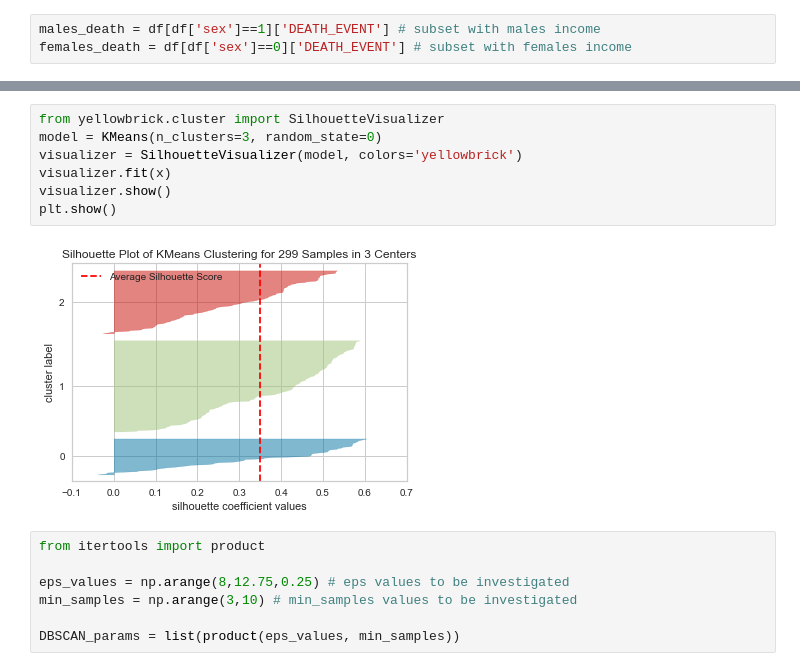
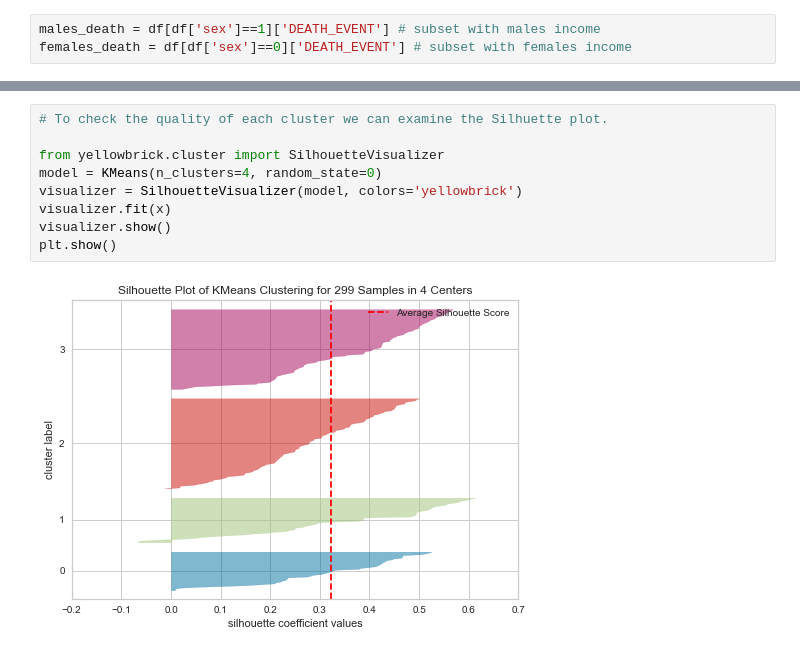
Before and after one commit to 1rahulvijay/Artificial_Intelligence, a Jupyter notebook: disease_clustring/heart_failure.ipynb, the cells around one changed output, grey strips where cells are left out. Cells and saved outputs as stored; diff of their text form.

```diff
--- a/disease_clustring/heart_failure.ipynb
+++ b/disease_clustring/heart_failure.ipynb
@@ -270,16 +318,11 @@ plt.show()
 # %%
+# To check the quality of each cluster we can examine the Silhuette plot.
+
 from yellowbrick.cluster import SilhouetteVisualizer
-model = KMeans(n_clusters=3, random_state=0)
+model = KMeans(n_clusters=4, random_state=0)
 visualizer = SilhouetteVisualizer(model, colors='yellowbrick')
 visualizer.fit(x)
 visualizer.show()
 plt.show()
 # %% [output]
-[figure, old version]
+[figure, new version]
-# %%
-from itertools import product
-
-eps_values = np.arange(8,12.75,0.25) # eps values to be investigated
-min_samples = np.arange(3,10) # min_samples values to be investigated
-
-DBSCAN_params = list(product(eps_values, min_samples))
```
Also changed, not shown: parts of 39 cells of this notebook.
